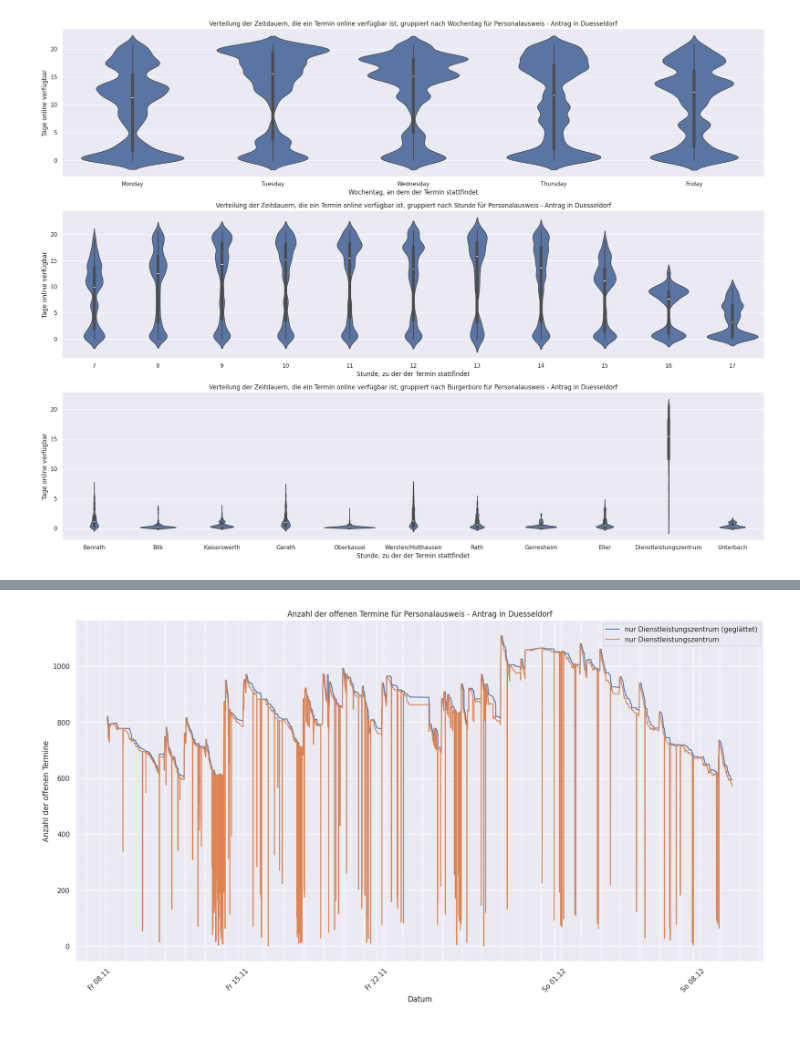
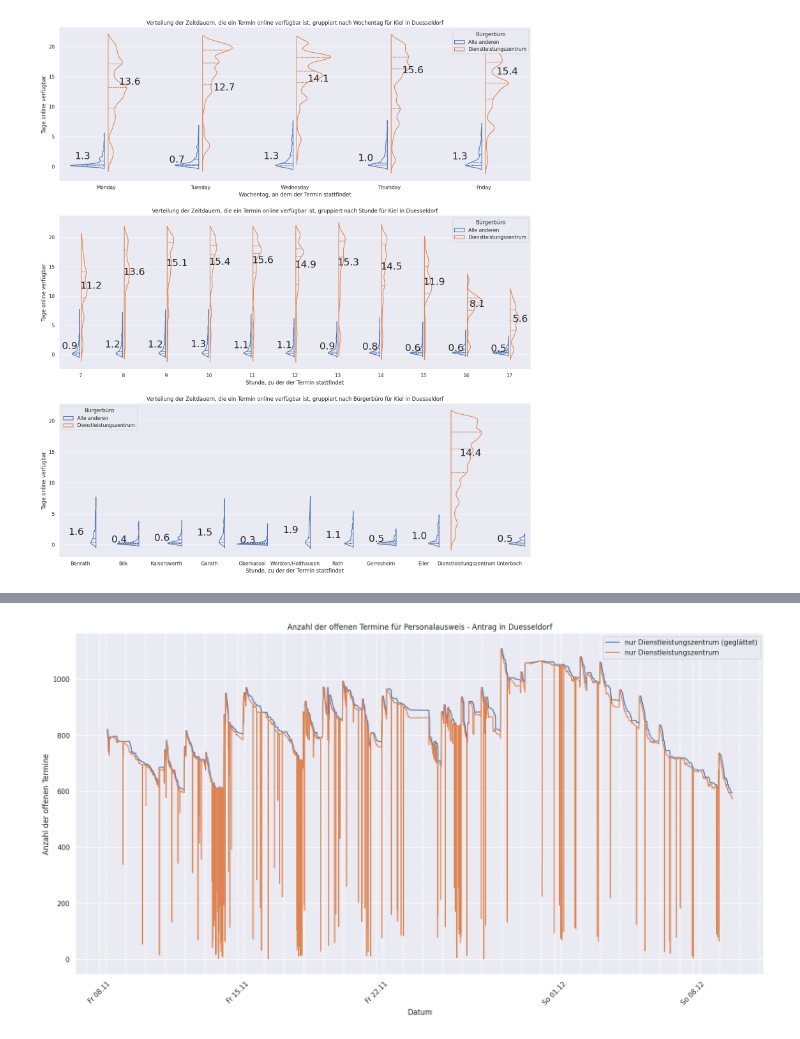
Before and after one commit to davidkempkens/appointment-scraper, a Jupyter notebook: data_analysis.ipynb, the cells around one changed output, grey strips where cells are left out. Drawn from its saved outputs; the diff is of its cells as text; code cells hidden in the pictures.

```diff
--- a/data_analysis.ipynb
+++ b/data_analysis.ipynb
@@ -9,11 +9,16 @@ import numpy as np
 from scipy import stats
 import seaborn as sns
 
+pd.options.mode.copy_on_write = True
 # Set locale to German
 locale.setlocale(locale.LC_TIME, "de_DE.utf8")
 
 # Apply the default theme
 sns.set_theme()
+
+font = {"size": 22}
+
+plt.rc("font", **font)
 
 
 def save_data():
@@ -64,20 +66,20 @@ concern = "Personalausweis - Antrag"
 
 filtered_df = df[
     (df["concern"] == concern)
-    & (df["city"].isin(cities))
+    & (df["city"] == "Duesseldorf")
     # & (df["office"].isin(offices))
 ]
-# filtered_df.dropna(subset=["taken"], inplace=True)
 
-# remove where delta smaller than 5 min
-# filtered_df = filtered_df[filtered_df["total_delta"] > pd.Timedelta(minutes=5)]
-# filtered_df.sort_values("total_delta", inplace=True)
+filtered_df.loc[:, "is_dz"] = filtered_df.loc[:, "office"] == "Dienstleistungszentrum"
+
+without_dz = filtered_df[filtered_df["is_dz"] == False]
 # %%
+# categories = ["hour", "office"]
 categories = ["weekday", "hour", "office"]
 label = {"weekday": "Wochentag", "hour": "Stunde", "office": "Bürgerbüro"}
 
 fig, ax = plt.subplots(
-    figsize=(20, 5 * len(categories)), nrows=len(categories), ncols=1
+    figsize=(16, 6 * len(categories)), nrows=len(categories), ncols=1
 )
 
 for index, value_to_group_by in enumerate(categories):
@@ -85,47 +87,93 @@ for index, value_to_group_by in enumerate(categories):
         x=value_to_group_by,
         y="days_open",
         data=filtered_df,
         ax=ax[index],
-        # inner="point",
-        # hue="city",
-        # split=True,
-        # gap=0.1,
+        inner="quart",
+        fill=False,
+        hue="is_dz",
+        split=True,
+        gap=0.1,
         order=(
             [
                 "Monday",
                 "Tuesday",
                 "Wednesday",
                 "Thursday",
                 "Friday",
             ]
             if value_to_group_by == "weekday"
             else None
         ),
     )
-    # sns.boxplot(
-    #     x=value_to_group_by,
-    #     y="days_open",
-    #     data=filtered_df,
-    #     ax=ax[index],
-    #     showfliers=True,
-    #     linewidth=1,
-    #     fill=False,
-    #     hue="city",
-    # )
+
+    if value_to_group_by == "office":
+        for i, office in enumerate(filtered_df["office"].unique()):
+            mean = (
+                filtered_df.groupby(value_to_group_by)["days_open"].mean().loc[office]
+            )
+            ax[index].text(
+                i + 0.1 if office == "Dienstleistungszentrum" else i - 0.1,
+                mean,
+                f"{mean:.1f}",
+                # fontsize=12,
+                # color="black",
+                ha="center",
+            )
+    else:
+
+        # text with mean value for each group in the violin plot at y = 10
+        for i, group_name in enumerate(
+            filtered_df.groupby(value_to_group_by)["days_open"].mean().index
+        ):
+            mean_dz = mean = (
+                filtered_df[filtered_df["is_dz"] == True]
+                .groupby(value_to_group_by)["days_open"]
+                .mean()
+                .loc[group_name]
+            )
+            mean_without_dz = mean = (
+                filtered_df[filtered_df["is_dz"] == False]
+                .groupby(value_to_group_by)["days_open"]
+                .mean()
+                .loc[group_name]
+            )
+            ax[index].text(
+                i - 0.25,
+                mean_without_dz,
+                f"{mean_without_dz:.1f}",
+                # fontsize=12,
+                # color="black",
+                ha="center",
+            )
+
+            ax[index].text(
+                i + 0.25,
+                mean_dz,
+                f"{mean_dz:.1f}",
+                # fontsize=12,
+                # color="black",
+                ha="center",
+            )
+
     title = f"Verteilung der Zeitdauern, die ein Termin online verfügbar ist, gruppiert nach {label[value_to_group_by]} für {concern} in {' und '.join(cities)}"
     ax[index].set_title(title)
     ax[index].set_xlabel(
         f"{'Wochentag, an dem der Termin stattfindet' if value_to_group_by == 'weekday' else 'Stunde, zu der der Termin stattfindet'}"
     )
     ax[index].set_ylabel("Tage online verfügbar")
+    ax[index].legend(
+        title="Bürgerbüro",
+        handles=ax[index].get_legend_handles_labels()[0],
+        labels=["Alle anderen", "Dienstleistungszentrum"],
+    )
     # ax[index].legend(
     #     title="Stadt", handles=ax[index].get_legend_handles_labels()[0], labels=cities
     # )
 plt.tight_layout()
 
 plt.savefig("./bachelorarbeit/bilder/violinplot_days_open.png", bbox_inches="tight")
 plt.show()
 # %% [output]
-[figure, old version]
+[figure, new version]
 # %%
 fig, ax = plt.subplots(
```
Also changed, not shown: parts of 11 cells of this notebook, 1 other file.
